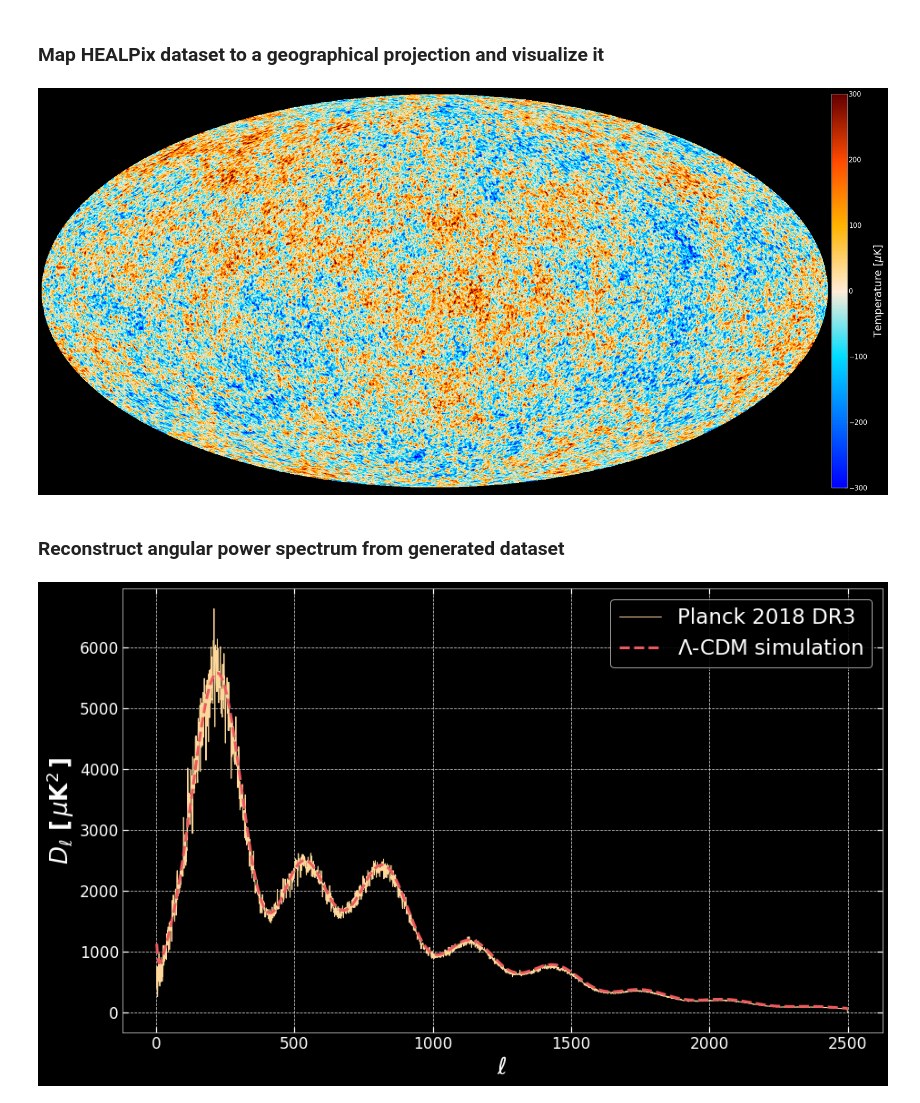
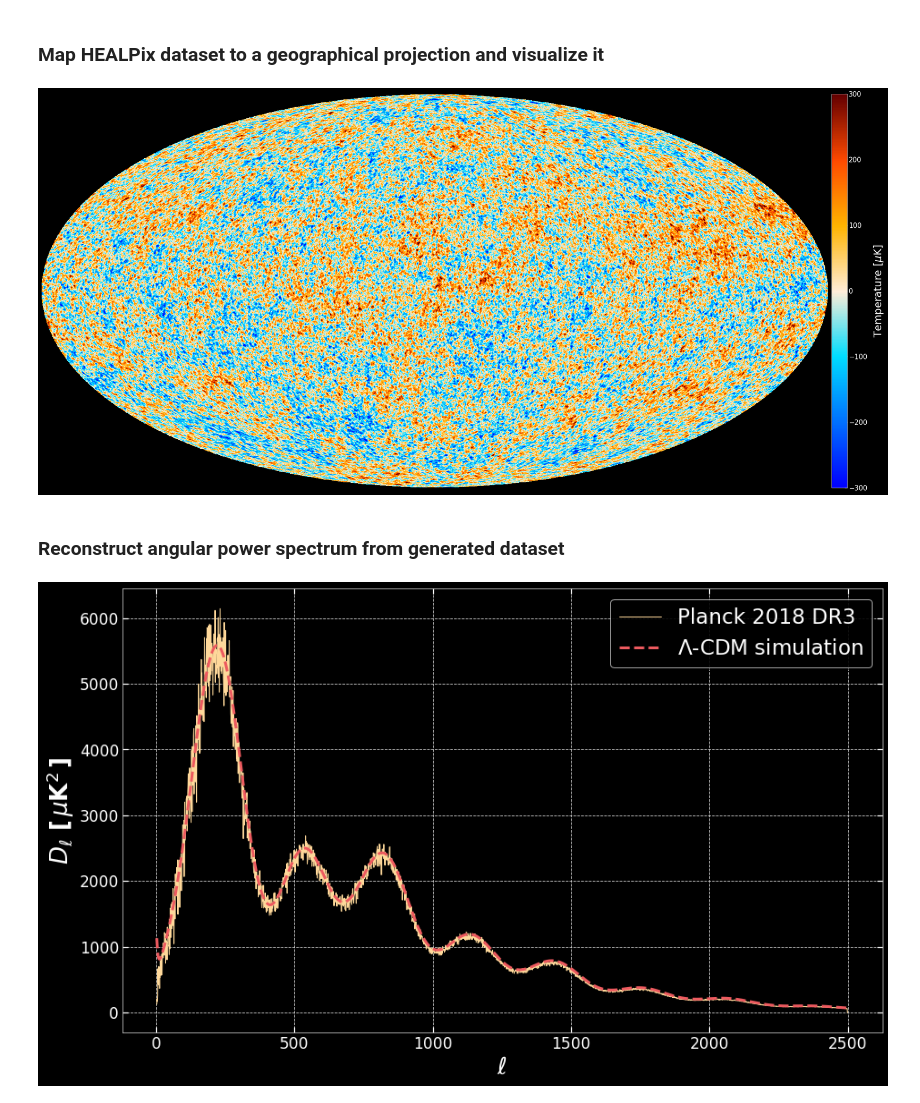
Before and after one commit to masterdesky/ELTE-data-sci-lab-2020, a Jupyter notebook: project_codes/HEALPix/generate_cmb.ipynb, the cells around one changed output. Drawn from its saved outputs; the diff is of its cells as text; code cells hidden in the pictures.

```diff
--- a/project_codes/HEALPix/generate_cmb.ipynb
+++ b/project_codes/HEALPix/generate_cmb.ipynb
@@ -88,7 +88,7 @@ ell, ClTT, DlTT = gencmb.load_spectrum(fname='CAMB_real_scalCls.dat', lmax=2500)
 # This info can be found here:
 # - https://wiki.cosmos.esa.int/planck-legacy-archive/index.php/Beams_LFI
 # - https://wiki.cosmos.esa.int/planckpla/index.php/Effective_Beams
-fwhm_arcmin = 20
+fwhm_arcmin = 3
 fwhm = np.deg2rad(fwhm_arcmin / 60)
 
 sigma_arcmin = 0.50
@@ -103,9 +103,9 @@ maps = gencmb.gen_maps(ClTT, N_SIDE=2048, lmax=None, pol=False, pixwin=False, fw
 hpx_proj = reconcmb.get_projection(maps, proj='moll', N_SIDE=2048)
 # %%
 reconcmb.plot_cmb(proj=hpx_proj, cmap=None, c_min=-300, c_max=300,
-                  save=False, save_filename='cmb_map_planck_2018_gen')
+                  save=False, save_filename='CMB_HEALPix_sim_5.png')
 # %% [output]
-[figure, old version]
+[figure, new version]
 # %% [markdown]
 ### Reconstruct angular power spectrum from generated dataset
 # %%
@@ -114,4 +114,4 @@ ell, Cl, Dl = reconcmb.cmb_spectrum(maps, lmax=2500, alm=False)
 reconcmb.plot_spectrum(ell, Dl, DlTT,
                        save=False, save_filename='default_name_spectrum')
 # %% [output]
-[figure, old version]
+[figure, new version]
```
Also changed, not shown: 35 other files.
